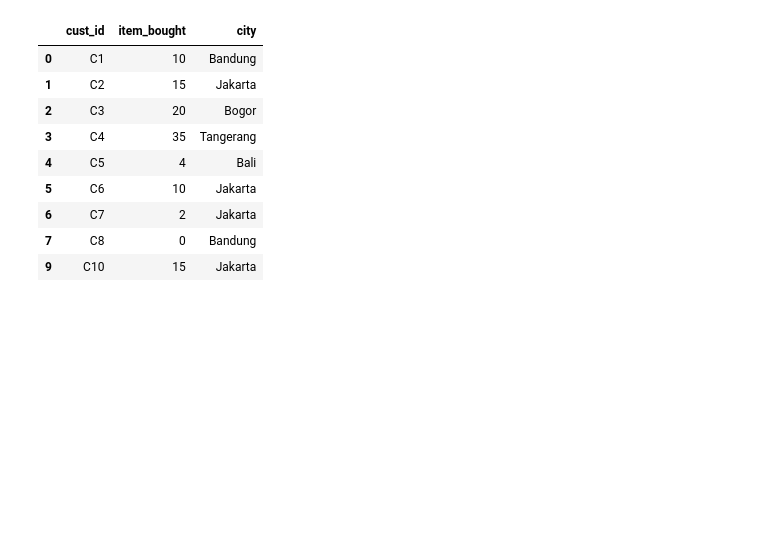
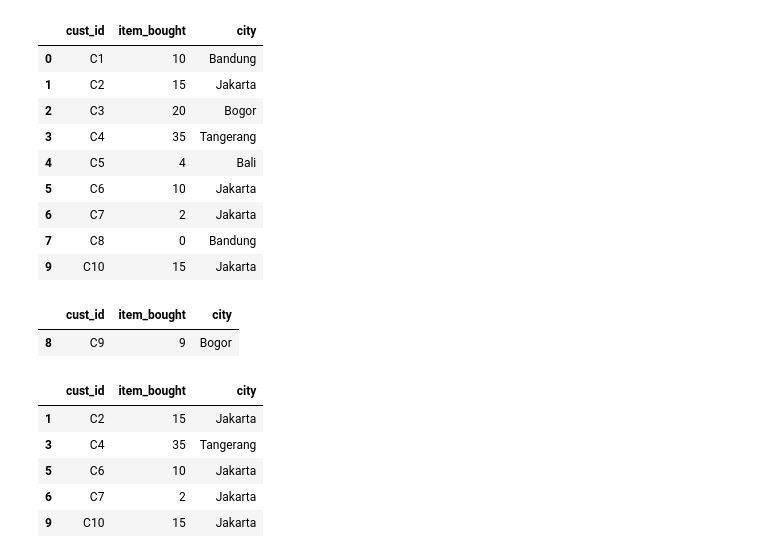
Before and after one commit to zanafiii/data-science-a-z, a Jupyter notebook: Part3_Working with Pandas & DataFrame.ipynb, the cells around one changed output. Drawn from its saved outputs; the diff is of its cells as text; code cells hidden in the pictures; blank space fills up the shorter version.

Commit message:
add isin operation

```diff
--- a/Part3_Working with Pandas & DataFrame.ipynb
+++ b/Part3_Working with Pandas & DataFrame.ipynb
@@ -703,3 +703,8 @@ df[(df["item_bought"] > 10) | (df["city"] != "Bogor")]
 | 6 | C7 | 2 | Jakarta |
 | 7 | C8 | 0 | Bandung |
 | 9 | C10 | 15 | Jakarta |
+# %%
+df[~((df["item_bought"] > 10) | (df["city"] != "Bogor"))]
+# %% [output]
+|  | cust_id | item_bought | city |
+| 8 | C9 | 9 | Bogor |
@@ -705,0 +713,11 @@ df[(df["item_bought"] > 10) | (df["city"] != "Bogor")]
+# %%
+list_of_cities = ["Jakarta", "Tangerang", "Depok"]
+# %%
+df[(df["city"].isin(list_of_cities))]
+# %% [output]
+|  | cust_id | item_bought | city |
+| 1 | C2 | 15 | Jakarta |
+| 3 | C4 | 35 | Tangerang |
+| 5 | C6 | 10 | Jakarta |
+| 6 | C7 | 2 | Jakarta |
+| 9 | C10 | 15 | Jakarta |
```
Also changed, not shown: parts of 4 cells of this notebook.
